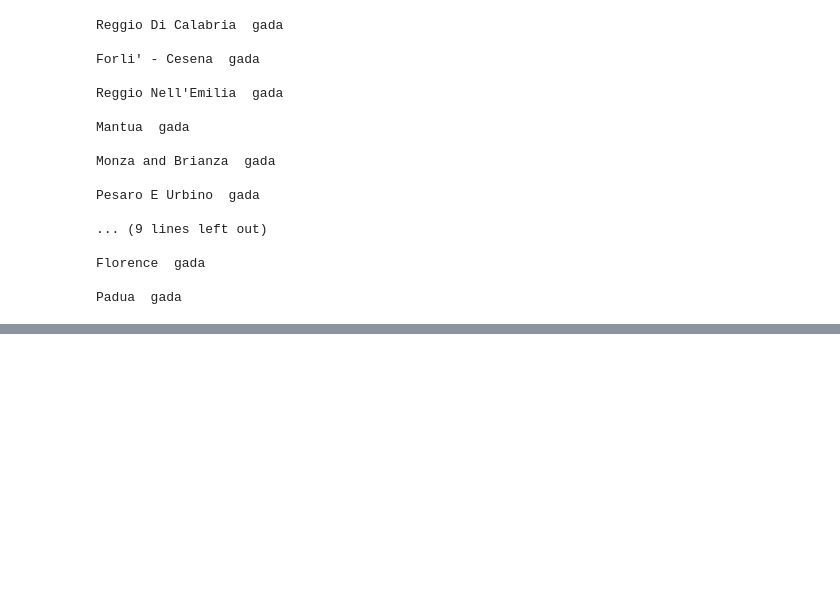
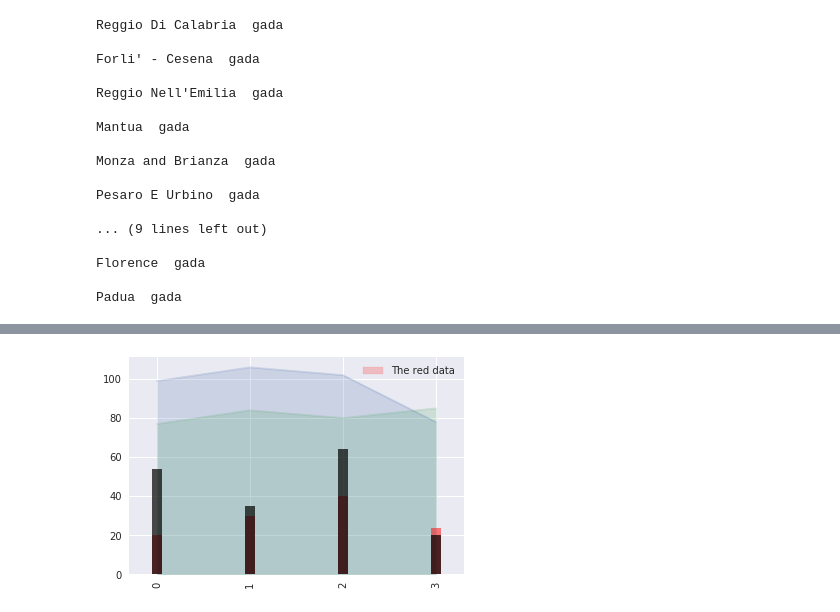
Before and after one commit to ahmadhanif99/COVID-19-Italia, a Jupyter notebook: Notebook COVID-19 Spread analysis.ipynb, the cells around one changed output, grey strips where cells are left out. Cells and saved outputs as stored; diff of their text form; code cells hidden in the pictures; blank space fills up the shorter version.

Commit message:
Secondary Data
Querried from http://dati.istat.it/

```diff
--- a/Notebook COVID-19 Spread analysis.ipynb
+++ b/Notebook COVID-19 Spread analysis.ipynb
@@ -453,0 +428,53 @@ import numpy as np
+# %%
+
+# Example Python program to draw an overlapped area plot
+
+# for a pandas DataFrame
+
+import pandas as pd
+import matplotlib.patches as mpatches
+import matplotlib.pyplot as plot
+
+sns.set()
+
+# pal = sns.color_palette("Set1")
+# pal = ["#9b59b6", "#e74c3c", "#34495e", "#2ecc71"]
+
+# Peak Temperature data for two cities
+
+tempData    = {"City1":[99, 106, 102, 78],
+
+               "City2":[77, 84, 80, 85]};
+
+# Seasons
+
+seasons     = ("Spring", "Summer", "Fall", "Winter")
+
+
+
+# Create a DataFrame instance
+
+dataFrame   = pd.DataFrame(tempData, index=seasons)
+
+m1_t = pd.DataFrame({
+ 'abnormal' : [90,40,30,30],
+ 'fix' : [60,70,65,70],
+ 'normal' : [54,35,64,20],
+ 'bad_rate' : [20,30,40,24]})
+
+#Draw an area plot for the DataFrame data
+
+dataFrame.plot(kind='area', stacked=False,alpha=0.2)
+m1_t['bad_rate'].plot(kind='bar', stacked=False,alpha=0.5,width=0.1,color='red')
+m1_t['normal'].plot(kind='bar', stacked=False,alpha=0.7,width=0.1,color='black')
+
+red_patch = mpatches.Patch(color='red',alpha=0.2, label='The red data')
+plot.legend(handles=[red_patch])
+
+
+
+
+
+plot.show(block=True);
+# %% [output]
+[figure, added]
```
Also changed, not shown: parts of 24 cells of this notebook, 6 other files.
